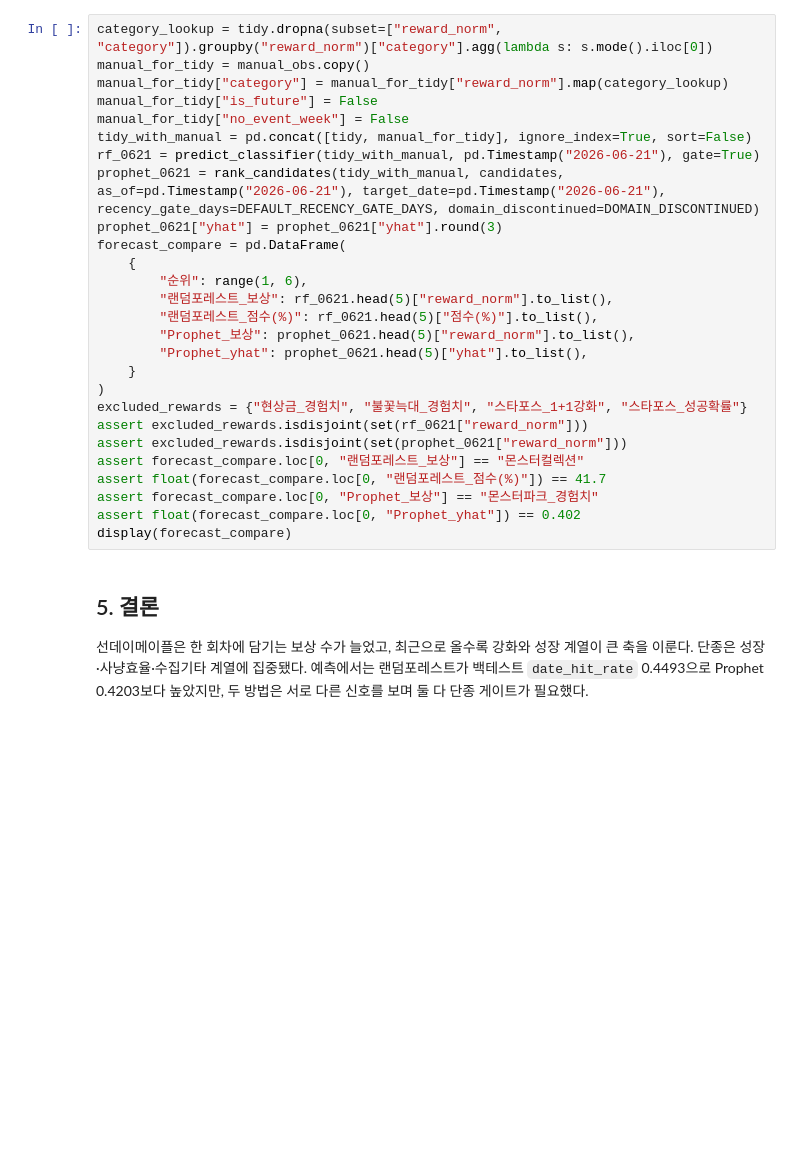
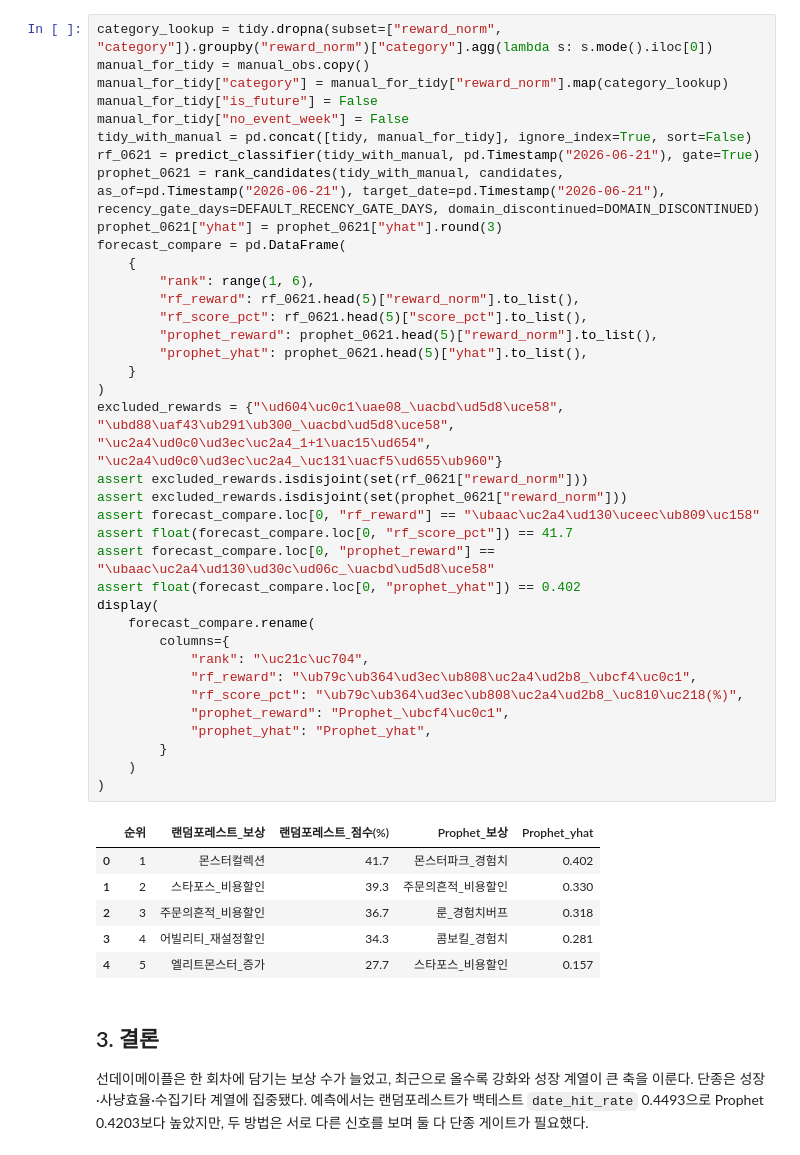
Before and after one commit to seah1006/sunday-maple, a Jupyter notebook: notebooks/08_presentation.ipynb, the cells around one changed output. Saved outputs shown, nothing was run; the diff lists cells and outputs as text; blank space fills up the shorter version.

```diff
--- a/notebooks/08_presentation.ipynb
+++ b/notebooks/08_presentation.ipynb
@@ -365,31 +416,48 @@ display(prophet_0614.head(5))
 # %%
 category_lookup = tidy.dropna(subset=["reward_norm", "category"]).groupby("reward_norm")["category"].agg(lambda s: s.mode().iloc[0])
 manual_for_tidy = manual_obs.copy()
 manual_for_tidy["category"] = manual_for_tidy["reward_norm"].map(category_lookup)
 manual_for_tidy["is_future"] = False
 manual_for_tidy["no_event_week"] = False
 tidy_with_manual = pd.concat([tidy, manual_for_tidy], ignore_index=True, sort=False)
 rf_0621 = predict_classifier(tidy_with_manual, pd.Timestamp("2026-06-21"), gate=True)
 prophet_0621 = rank_candidates(tidy_with_manual, candidates, as_of=pd.Timestamp("2026-06-21"), target_date=pd.Timestamp("2026-06-21"), recency_gate_days=DEFAULT_RECENCY_GATE_DAYS, domain_discontinued=DOMAIN_DISCONTINUED)
 prophet_0621["yhat"] = prophet_0621["yhat"].round(3)
 forecast_compare = pd.DataFrame(
     {
-        "순위": range(1, 6),
-        "랜덤포레스트_보상": rf_0621.head(5)["reward_norm"].to_list(),
-        "랜덤포레스트_점수(%)": rf_0621.head(5)["점수(%)"].to_list(),
-        "Prophet_보상": prophet_0621.head(5)["reward_norm"].to_list(),
-        "Prophet_yhat": prophet_0621.head(5)["yhat"].to_list(),
+        "rank": range(1, 6),
+        "rf_reward": rf_0621.head(5)["reward_norm"].to_list(),
+        "rf_score_pct": rf_0621.head(5)["score_pct"].to_list(),
+        "prophet_reward": prophet_0621.head(5)["reward_norm"].to_list(),
+        "prophet_yhat": prophet_0621.head(5)["yhat"].to_list(),
     }
 )
-excluded_rewards = {"현상금_경험치", "불꽃늑대_경험치", "스타포스_1+1강화", "스타포스_성공확률"}
+excluded_rewards = {"\ud604\uc0c1\uae08_\uacbd\ud5d8\uce58", "\ubd88\uaf43\ub291\ub300_\uacbd\ud5d8\uce58", "\uc2a4\ud0c0\ud3ec\uc2a4_1+1\uac15\ud654", "\uc2a4\ud0c0\ud3ec\uc2a4_\uc131\uacf5\ud655\ub960"}
 assert excluded_rewards.isdisjoint(set(rf_0621["reward_norm"]))
 assert excluded_rewards.isdisjoint(set(prophet_0621["reward_norm"]))
-assert forecast_compare.loc[0, "랜덤포레스트_보상"] == "몬스터컬렉션"
-assert float(forecast_compare.loc[0, "랜덤포레스트_점수(%)"]) == 41.7
-assert forecast_compare.loc[0, "Prophet_보상"] == "몬스터파크_경험치"
-assert float(forecast_compare.loc[0, "Prophet_yhat"]) == 0.402
-display(forecast_compare)
+assert forecast_compare.loc[0, "rf_reward"] == "\ubaac\uc2a4\ud130\uceec\ub809\uc158"
+assert float(forecast_compare.loc[0, "rf_score_pct"]) == 41.7
+assert forecast_compare.loc[0, "prophet_reward"] == "\ubaac\uc2a4\ud130\ud30c\ud06c_\uacbd\ud5d8\uce58"
+assert float(forecast_compare.loc[0, "prophet_yhat"]) == 0.402
+display(
+    forecast_compare.rename(
+        columns={
+            "rank": "\uc21c\uc704",
+            "rf_reward": "\ub79c\ub364\ud3ec\ub808\uc2a4\ud2b8_\ubcf4\uc0c1",
+            "rf_score_pct": "\ub79c\ub364\ud3ec\ub808\uc2a4\ud2b8_\uc810\uc218(%)",
+            "prophet_reward": "Prophet_\ubcf4\uc0c1",
+            "prophet_yhat": "Prophet_yhat",
+        }
+    )
+)
+# %% [output]
+|  | 순위 | 랜덤포레스트_보상 | 랜덤포레스트_점수(%) | Prophet_보상 | Prophet_yhat |
+| 0 | 1 | 몬스터컬렉션 | 41.7 | 몬스터파크_경험치 | 0.402 |
+| 1 | 2 | 스타포스_비용할인 | 39.3 | 주문의흔적_비용할인 | 0.330 |
+| 2 | 3 | 주문의흔적_비용할인 | 36.7 | 룬_경험치버프 | 0.318 |
+| 3 | 4 | 어빌리티_재설정할인 | 34.3 | 콤보킬_경험치 | 0.281 |
+| 4 | 5 | 엘리트몬스터_증가 | 27.7 | 스타포스_비용할인 | 0.157 |
 # %% [markdown]
-## 5. 결론
+## 3. 결론
 
 선데이메이플은 한 회차에 담기는 보상 수가 늘었고, 최근으로 올수록 강화와 성장 계열이 큰 축을 이룬다. 단종은 성장·사냥효율·수집기타 계열에 집중됐다. 예측에서는 랜덤포레스트가 백테스트 `date_hit_rate` 0.4493으로 Prophet 0.4203보다 높았지만, 두 방법은 서로 다른 신호를 보며 둘 다 단종 게이트가 필요했다.
```
Also changed, not shown: parts of 12 cells of this notebook, 3 other files.
